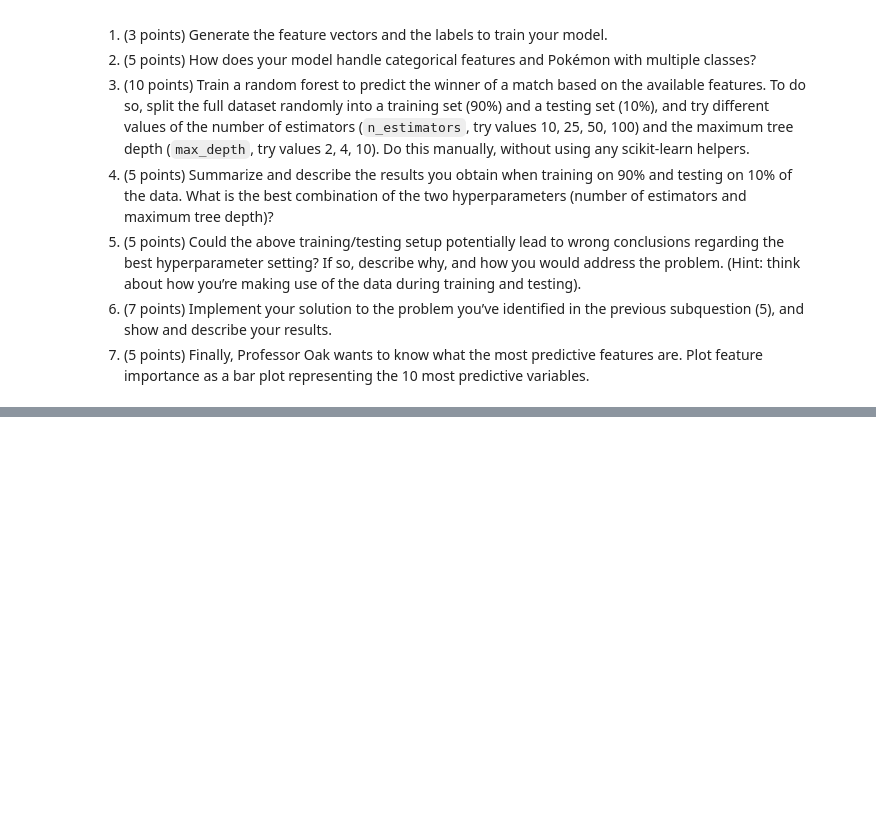
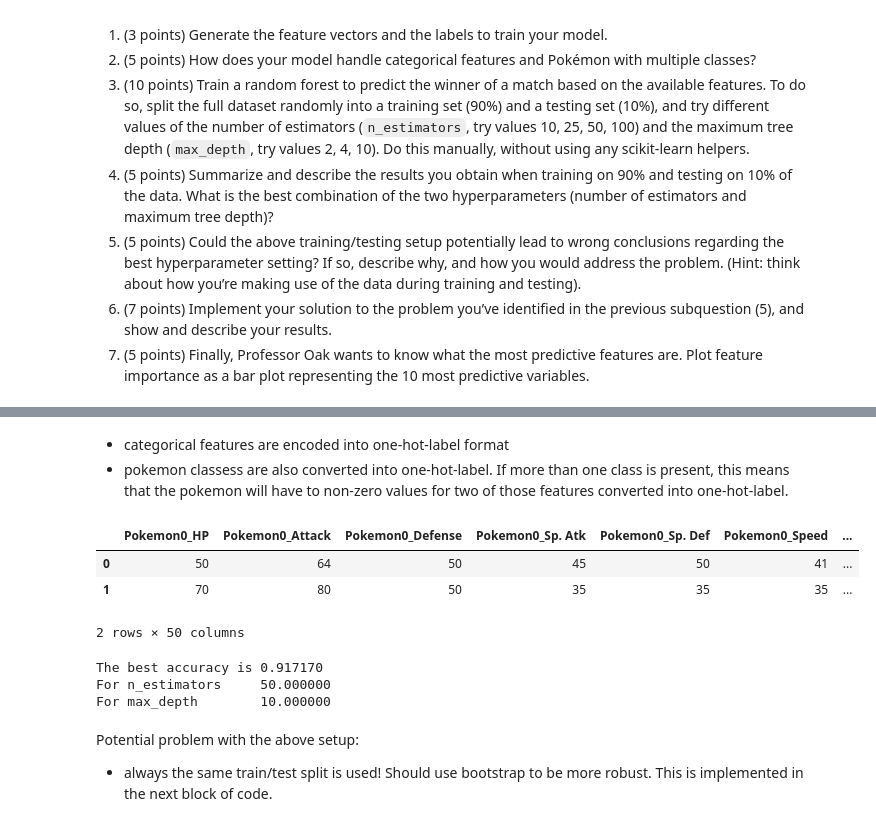
Before and after one commit to vonalven/applied-data-analysis-exam-training, a Jupyter notebook: 2017/notebook.ipynb, the cells around one changed output, grey strips where cells are left out. Cells and saved outputs as stored; diff of their text form; code cells hidden in the pictures; blank space fills up the shorter version.

```diff
--- a/2017/notebook.ipynb
+++ b/2017/notebook.ipynb
@@ -154,0 +198,23 @@ Now that you know what your data looks like, you are ready to implement the pred
+# %% [markdown]
+- categorical features are encoded into one-hot-label format
+- pokemon classess are also converted into one-hot-label. If more than one class is present, this means that the pokemon will have to non-zero values for two of those features converted into one-hot-label.
+# %%
+df_combat_features = df_combats.copy().drop(['Winner', 'winner_name'], axis = 1)
+
+tmp = df_single_pokemon_features.copy()
+tmp.columns = ['Pokemon0_' + i for i in tmp.columns]
+df_combat_features = df_combat_features.merge(tmp, right_index = True, left_on = 'First_pokemon')
+
+tmp = df_single_pokemon_features.copy()
+tmp.columns = ['Pokemon1_' + i for i in tmp.columns]
+df_combat_features = df_combat_features.merge(tmp, right_index = True, left_on = 'Second_pokemon')
+
+labels             = df_combat_features.winner_binary.values
+df_combat_features = df_combat_features.drop(['First_pokemon', 'Second_pokemon', 'winner_binary'], axis = 1).reset_index(drop = True)
+
+df_combat_features.head(2)
+# %% [output]
+|  | Pokemon0_HP | Pokemon0_Attack | Pokemon0_Defense | Pokemon0_Sp. Atk | Pokemon0_Sp. Def | Pokemon0_Speed | ... |
+| 0 | 50 | 64 | 50 | 45 | 50 | 41 | ... |
+| 1 | 70 | 80 | 50 | 35 | 35 | 35 | ... |
+2 rows × 50 columns
@@ -154,0 +224,36 @@ Now that you know what your data looks like, you are ready to implement the pred
+# %%
+n_est = [10, 25, 50, 100]
+max_depth = [2, 4, 10]
+
+msk = np.random.rand(len(df_combat_features)) < 0.9
+
+train_set   = df_combat_features[msk]
+train_label = labels[msk]
+test_set    = df_combat_features[~msk]
+test_label  = labels[~msk]
+
+best_accuracy = 0
+best_n = None
+best_d = None
+
+for n in n_est:
+    for d in max_depth:
+        model = RandomForestClassifier(n_estimators = n, max_depth = d)
+        model.fit(train_set, train_label)
+        prediction = model.predict(test_set)
+        accuracy   = accuracy_score(test_label, prediction)
+        if accuracy > best_accuracy:
+            best_accuracy = accuracy
+            best_n = n
+            best_d = d
+
+print('The best accuracy is %f'%(best_accuracy))
+print('For n_estimators     %f'%(best_n))
+print('For max_depth        %f'%(best_d))
+# %% [output]
+The best accuracy is 0.917170
+For n_estimators     50.000000
+For max_depth        10.000000
+# %% [markdown]
+Potential problem with the above setup:
+- always the same train/test split is used! Should use bootstrap to be more robust. This is implemented in the next block of code.
```
Also changed, not shown: parts of 10 cells of this notebook.
